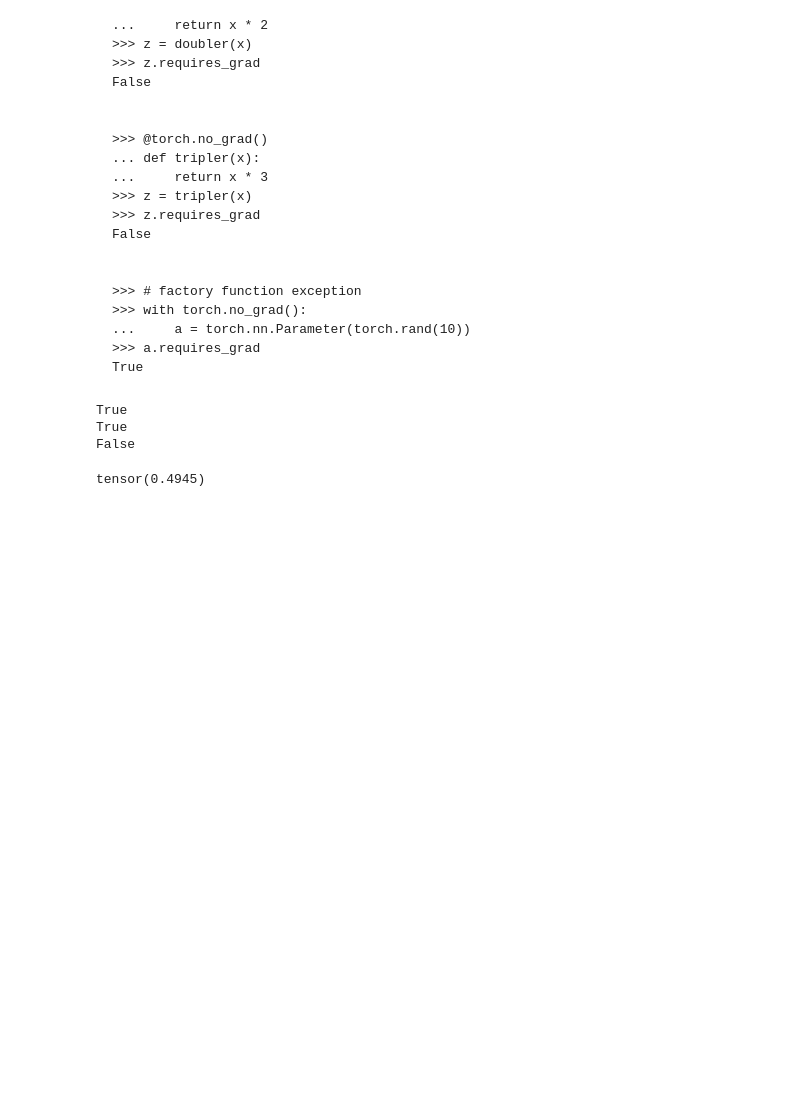
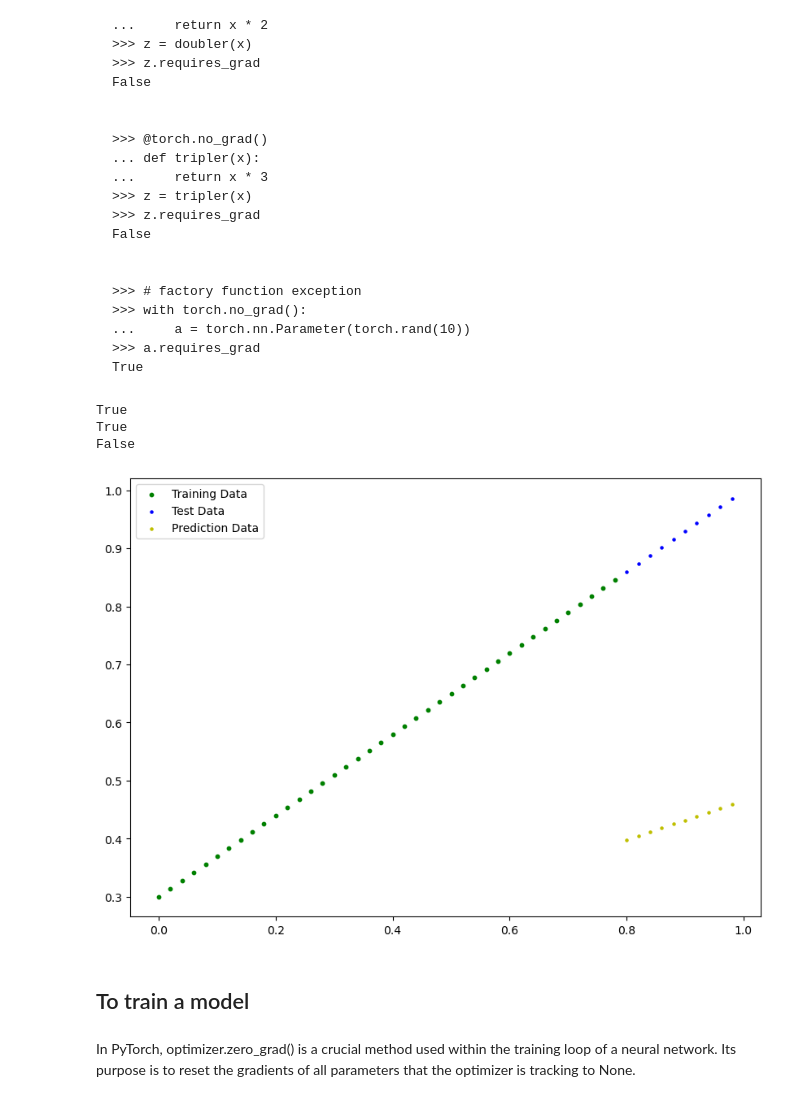
Before and after one commit to azhermurad/PyTorch-For-Deep-Learning, a Jupyter notebook: 2.PyTorch_Workflow/pytorch_workflow.ipynb, the cells around one changed output. Saved outputs shown, nothing was run; the diff lists cells and outputs as text; code cells hidden in the pictures; blank space fills up the shorter version.

Commit message:
model training/testing

```diff
--- a/2.PyTorch_Workflow/pytorch_workflow.ipynb
+++ b/2.PyTorch_Workflow/pytorch_workflow.ipynb
@@ -86,10 +82,9 @@ class LinearRegression(nn.Module):
         self.weight = nn.Parameter(
             torch.randn(1, requires_grad=True, dtype=torch.float)
         )
-        self.bias = nn.Parameter(
-            torch.randn(1, requires_grad=True, dtype=torch.float)
-        )
-    def forward(self,x):
+        self.bias = nn.Parameter(torch.randn(1, requires_grad=True, dtype=torch.float))
+
+    def forward(self, x):
         return self.weight * x + self.bias
 # %%
 device = "cuda" if torch.cuda.is_available() else "cpu"
@@ -164,14 +159,15 @@ False
 # %%
 # Compute prediction error
 # we know that we dont need the gradient descent to compute this time so we disable it by using no_grad
-with torch.no_grad():
+with torch.inference_mode():
     pred = model_0(X_test)
 
-pred
-# mean absolute error aslo know as l1loss in torch
-nn.L1Loss()(pred,y_test)
+
+plot_predictions(prediction=pred)
 # %% [output]
-tensor(0.4945)
+[figure, added]
+# %% [markdown]
+## To train a model
 # %%
 # Optimizing the Model Paramet ers
 
@@ -184 +183,3 @@ loss_fun = nn.L1Loss()
+# %% [markdown]
+In PyTorch, optimizer.zero_grad() is a crucial method used within the training loop of a neural network. Its purpose is to reset the gradients of all parameters that the optimizer is tracking to None.
 # %%
```
Also changed, not shown: parts of 6 cells of this notebook.
